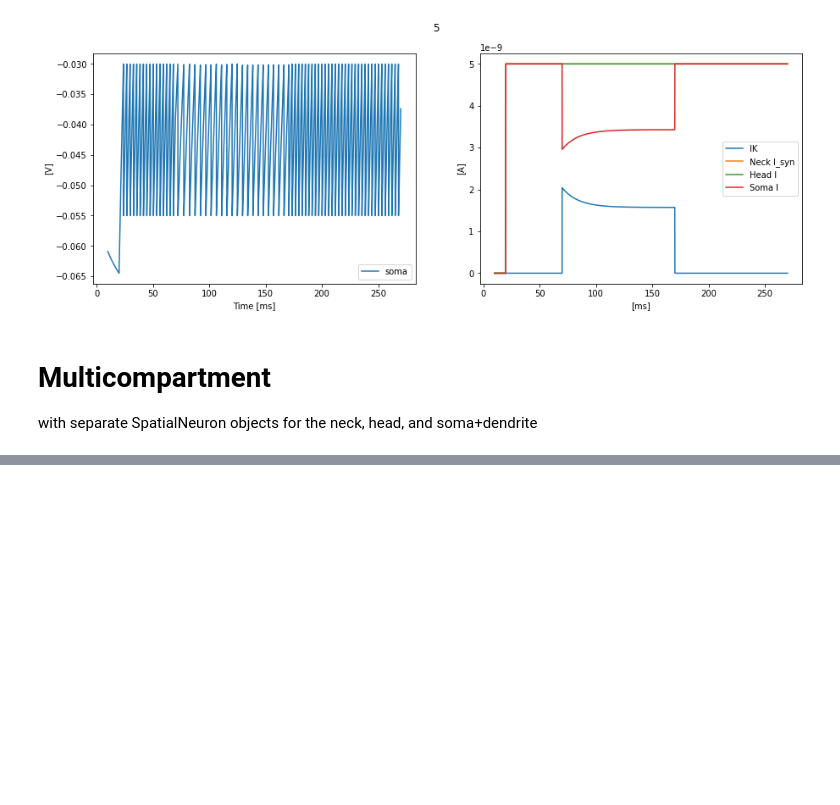
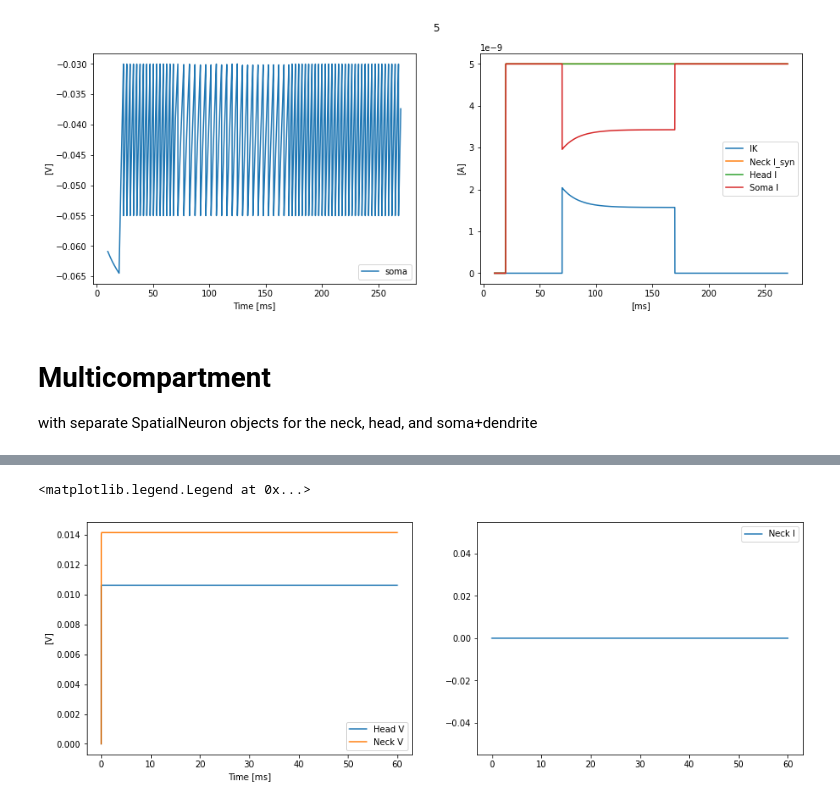
Before and after one commit to harpercho/dendritic-spines, a Jupyter notebook: brian-exploration_1018.ipynb, the cells around one changed output, grey strips where cells are left out. Saved outputs shown, nothing was run; the diff lists cells and outputs as text; code cells hidden in the pictures; blank space fills up the shorter version.

```diff
--- a/brian-exploration_1018.ipynb
+++ b/brian-exploration_1018.ipynb
@@ -337,15 +337,23 @@ defaultclock.dt = 0.01*ms
 El = 10.613*mV
 ENa = 115*mV
 EK = -12*mV
+Cm = 0.5 * nF /cm **2
 gl = 0.3*msiemens/cm**2
-gNa0 = 120*msiemens/cm**2
 gK = 36*msiemens/cm**2
 thres = 'v > 0*mV'
 ref = 'v > -10*mV'
 
 eqs = '''
-Im = gl * (El-v) : amp/meter**2
+Im = gl * (El-v) + v_prev * g : amp/meter**2
+v_prev : volt
 I : amp (point current)
+g : siemens/meter**2
+gK : siemens/meter**2
+'''
+eqs_head = '''
+Im = gl * (El-v): amp/meter**2
+I : amp (point current)
+g : siemens/meter**2
 gK : siemens/meter**2
 '''
 
@@ -361,3 +369,39 @@ soma_morph = Soma(diameter = d_soma*um)
 soma_morph.dendrite = Cylinder(diameter = d_dendrite*um, length = l_dendrite*um, n = 6)
 neck_morph = Cylinder(diameter = d_spine_neck*um, length = l_spine_neck*um, n = 1)
 head_morph = Soma(diameter = d_spine_head*um)
+
+#soma = SpatialNeuron(morphology=soma_morph, model=eqs, Cm=Cm, Ri=100*ohm*cm, threshold = thres,
+#                       threshold_location = 0, clock=defaultclock, refractory = ref)
+neck = SpatialNeuron(morphology=neck_morph, model=eqs, Cm=Cm, Ri=10*ohm*cm, threshold = thres,
+                       threshold_location = 0, clock=defaultclock, refractory = ref)
+head = SpatialNeuron(morphology=head_morph, model=eqs_head, Cm=Cm, Ri=100*ohm*cm, threshold = thres,
+                       threshold_location = 0, clock=defaultclock, refractory = ref)
+neck.g = 1*siemens/meter**2
+head.g = 1*siemens/meter**2
+
+@network_operation(defaultclock, when='start')
+def update_v_prev(defaultclock):
+    #soma[6].v_prev = neck.v
+    neck.v_prev = head.v
+
+#M_soma = StateMonitor(soma, ['v', 'I'], record=True)
+M_spine_head = StateMonitor(head, ['v', 'I'], record=True)
+M_spine_neck = StateMonitor(neck, ['v', 'v_prev', 'I'], record=True)
+
+# Starting the simulation
+
+run(10*ms)
+neck.v_prev = 20 * mV
+#head.I = 5 * nA
+run(50*ms)
+
+fig, axs = plt.subplots(1,2, figsize = (15,5))
+axs[0].plot(M_spine_head.t/ms, M_spine_head.v[0], label = 'Head V')
+axs[0].plot(M_spine_neck.t/ms, M_spine_neck.v[0], label = 'Neck V')
+axs[1].plot(M_spine_neck.t/ms, M_spine_neck.I[0], label = 'Neck I')
+#axs[1].plot(M_spine_neck.t/ms, M_spine_neck.v_prev[0], label = "Neck V_Prev")
+axs[0].set_xlabel('Time [ms]')
+axs[0].set_ylabel('[V]')
+axs[0].legend()
+axs[1].legend()
+# %% [output]
@@ -363,0 +409,2 @@ head_morph = Soma(diameter = d_spine_head*um)
+<matplotlib.legend.Legend at 0x...>
+[figure, added]
```
Also changed, not shown: parts of 2 cells of this notebook, 19 other files.
